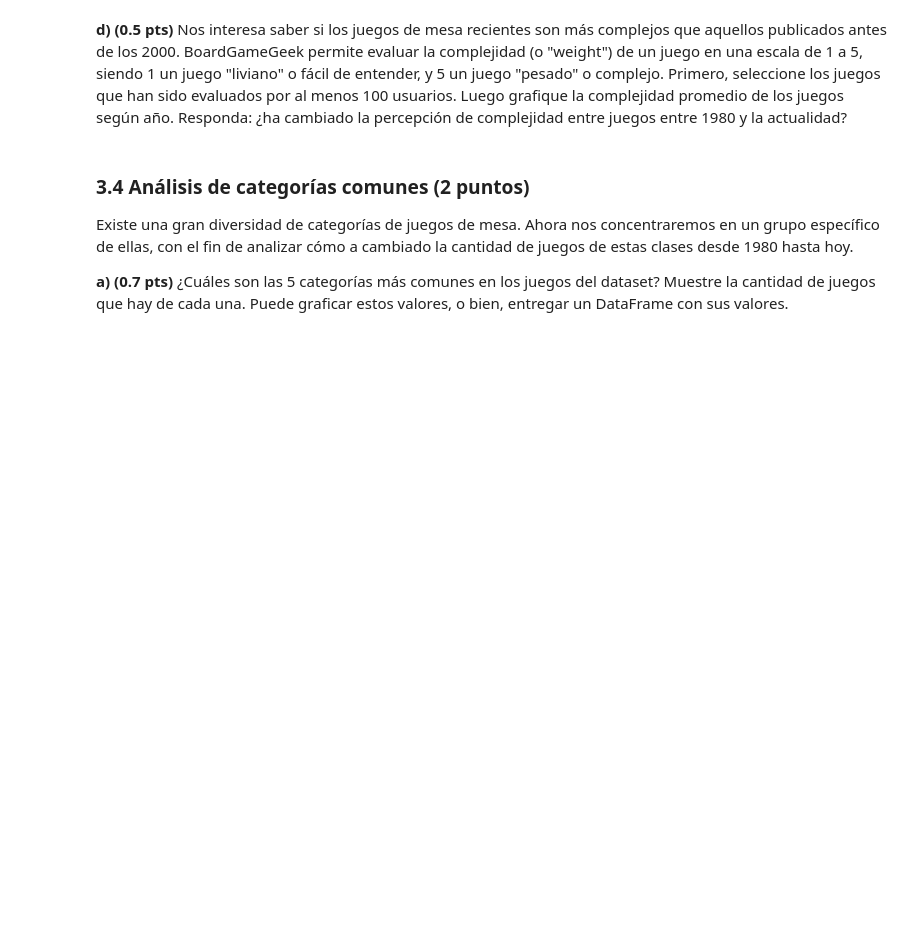
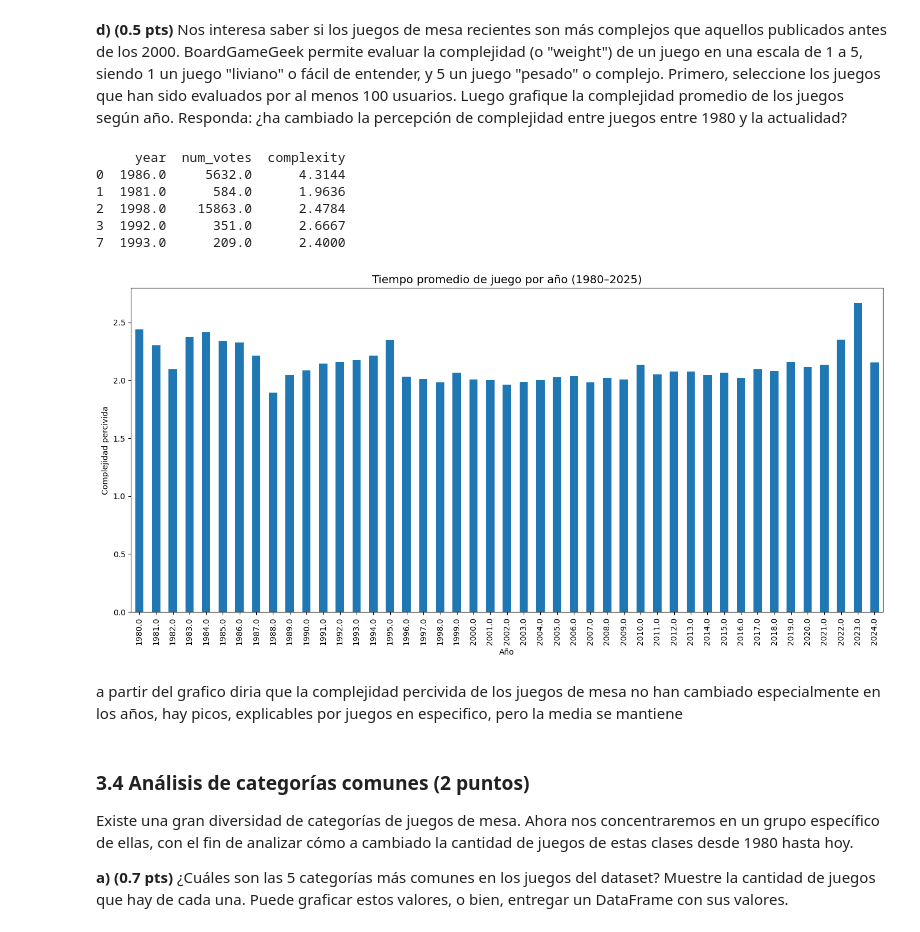
Before and after one commit to esteban78009/IMT2200-Esteban-Cortes, a Jupyter notebook: tareas/tarea 01/IMT2200-25s2 - Tarea 01.ipynb, the cells around one changed output. Saved outputs shown, nothing was run; the diff lists cells and outputs as text; code cells hidden in the pictures; blank space fills up the shorter version.

```diff
--- a/tareas/tarea 01/IMT2200-25s2 - Tarea 01.ipynb
+++ b/tareas/tarea 01/IMT2200-25s2 - Tarea 01.ipynb
@@ -233,6 +242,36 @@ plt.show()
 se nota como se jugaron mas juego de mesa en los años 2017 y entre los años 2020 a 2022, esto puede ser debido al covid y el hecho de estar todos confinados en casa
 # %% [markdown]
 **d) (0.5 pts)** Nos interesa saber si los juegos de mesa recientes son más complejos que aquellos publicados antes de los 2000. BoardGameGeek permite evaluar la complejidad (o "weight") de un juego en una escala de 1 a 5, siendo 1 un juego "liviano" o fácil de entender, y 5 un juego "pesado" o complejo. Primero, seleccione los juegos que han sido evaluados por al menos 100 usuarios. Luego grafique la complejidad promedio de los juegos según año. Responda: ¿ha cambiado la percepción de complejidad entre juegos entre 1980 y la actualidad?
+# %%
+#se asume que la columna que posee la cantidad de gente que a evaluado el juego es la columna num_votes
+datos_año = (df_completo["year"] >= 1980) & (df_completo["year"] < 2026) & (df_completo["num_votes"] >= 100)
+columnas = ["year" , "num_votes" , "complexity"]
+data_frame_actual = df_completo.loc[datos_año , columnas]
+
+print(data_frame_actual.head())
+# %% [output]
+     year  num_votes  complexity
+0  1986.0     5632.0      4.3144
+1  1981.0      584.0      1.9636
+2  1998.0    15863.0      2.4784
+3  1992.0      351.0      2.6667
+7  1993.0      209.0      2.4000
+# %%
+#grafico copiado del anterior 3.3 c
+datos  = data_frame_actual.groupby("year")['complexity'].mean()
+datos.plot(kind="bar", figsize=(14,7))
+
+
+plt.title("Tiempo promedio de juego por año (1980–2025)", fontsize=14)
+plt.xlabel("Año")
+plt.ylabel("Complejidad percivida")
+plt.xticks(rotation=90)
+plt.tight_layout()
+plt.show()
+# %% [output]
+[figure, added]
+# %% [markdown]
+a partir del grafico diria que la complejidad percivida de los juegos de mesa no han cambiado especialmente en los años, hay picos, explicables por juegos en especifico, pero la media se mantiene
 # %% [markdown]
 ### 3.4 Análisis de categorías comunes (2 puntos)
 
```
Also changed, not shown: parts of 9 cells of this notebook, 3 other files.
